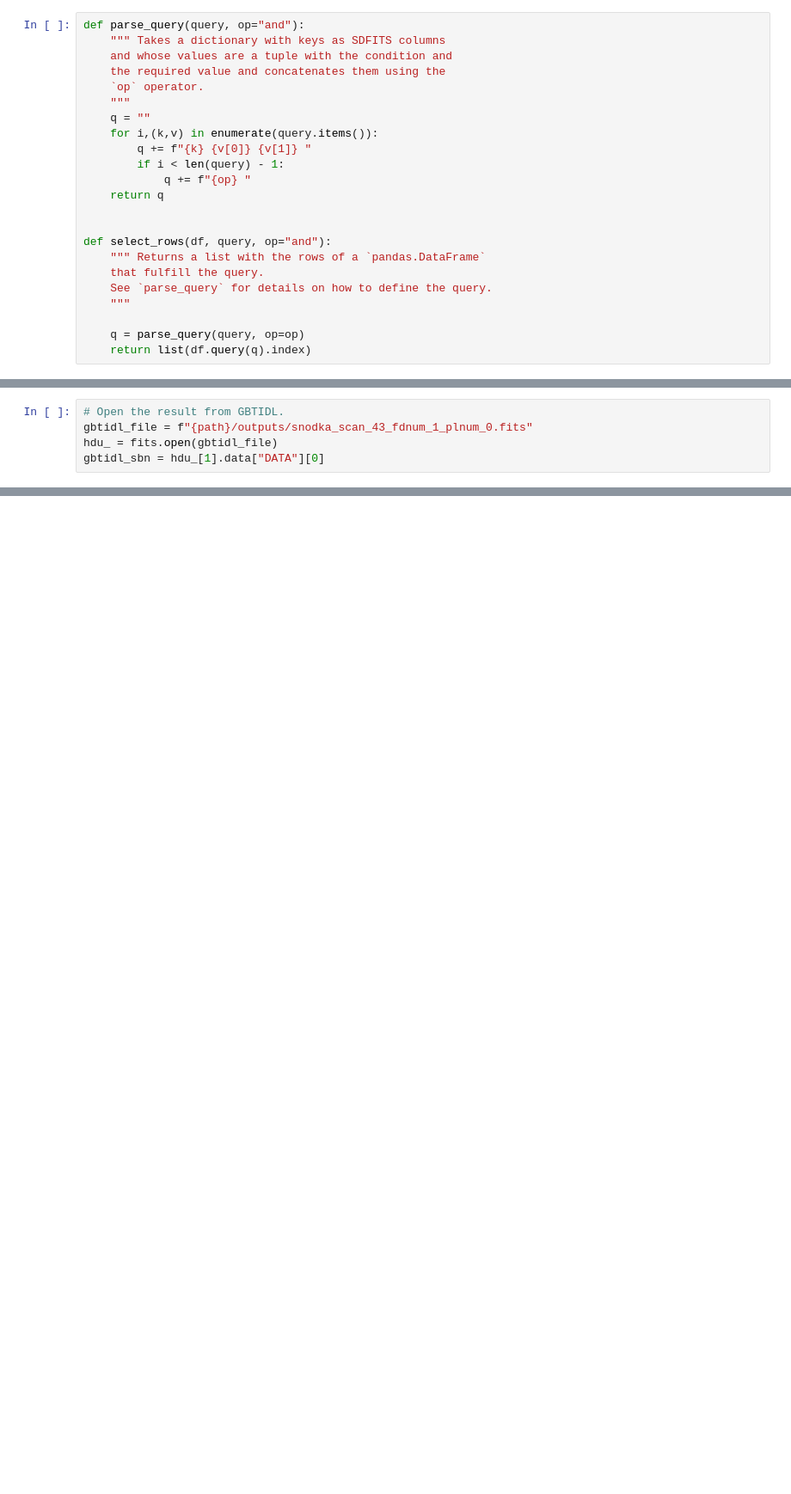
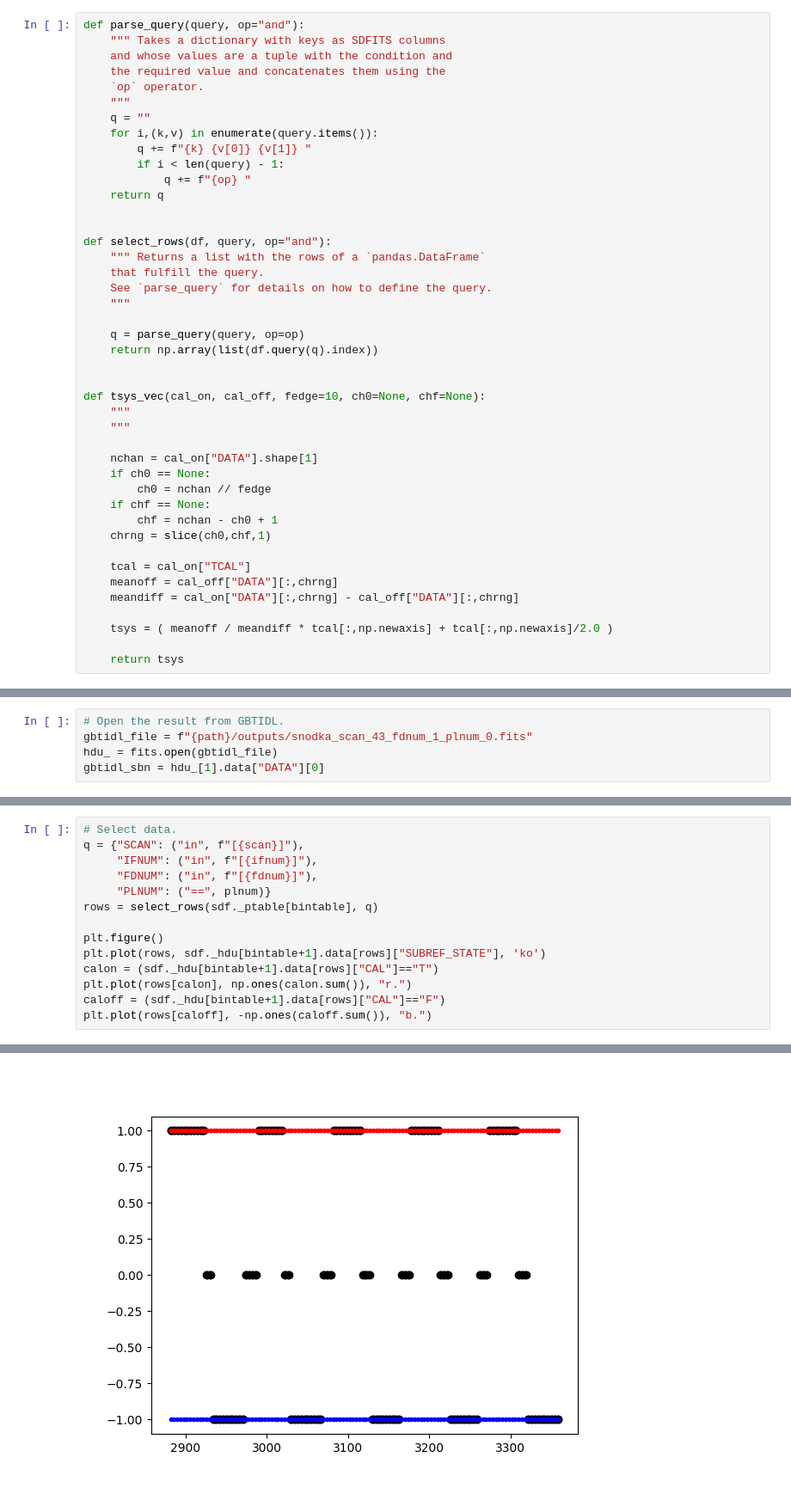
Before and after one commit to GreenBankObservatory/dysh, a Jupyter notebook: notebooks/test_subbeamnod.ipynb, the cells around one changed output, grey strips where cells are left out. Shown at 86% size. Drawn from its saved outputs; the diff is of its cells as text; blank space fills up the shorter version.

```diff
--- a/notebooks/test_subbeamnod.ipynb
+++ b/notebooks/test_subbeamnod.ipynb
@@ -33,7 +40,27 @@ def select_rows(df, query, op="and"):
     """
 
     q = parse_query(query, op=op)
-    return list(df.query(q).index)
+    return np.array(list(df.query(q).index))
+
+
+def tsys_vec(cal_on, cal_off, fedge=10, ch0=None, chf=None):
+    """
+    """
+
+    nchan = cal_on["DATA"].shape[1]
+    if ch0 == None:
+        ch0 = nchan // fedge
+    if chf == None:
+        chf = nchan - ch0 + 1
+    chrng = slice(ch0,chf,1)
+
+    tcal = cal_on["TCAL"]
+    meanoff = cal_off["DATA"][:,chrng]
+    meandiff = cal_on["DATA"][:,chrng] - cal_off["DATA"][:,chrng]
+
+    tsys = ( meanoff / meandiff * tcal[:,np.newaxis] + tcal[:,np.newaxis]/2.0 )
+
+    return tsys
 # %%
 path = "/home/dysh/example_data/subbeamnod-Ka/"
 sdf_file = f"{path}/data/TRCO_230413_Ka.raw.vegas/TRCO_230413_Ka.raw.vegas.A.fits"
@@ -108,0 +148,15 @@ plt.xlabel("Channel number");
+# %%
+# Select data.
+q = {"SCAN": ("in", f"[{scan}]"),
+     "IFNUM": ("in", f"[{ifnum}]"),
+     "FDNUM": ("in", f"[{fdnum}]"),
+     "PLNUM": ("==", plnum)}
+rows = select_rows(sdf._ptable[bintable], q)
+
+plt.figure()
+plt.plot(rows, sdf._hdu[bintable+1].data[rows]["SUBREF_STATE"], 'ko')
+calon = (sdf._hdu[bintable+1].data[rows]["CAL"]=="T")
+plt.plot(rows[calon], np.ones(calon.sum()), "r.")
+caloff = (sdf._hdu[bintable+1].data[rows]["CAL"]=="F")
+plt.plot(rows[caloff], -np.ones(caloff.sum()), "b.")
+# %% [output]
@@ -108,0 +164 @@ plt.xlabel("Channel number");
+[figure, added]
```
Also changed, not shown: parts of 18 cells of this notebook.
